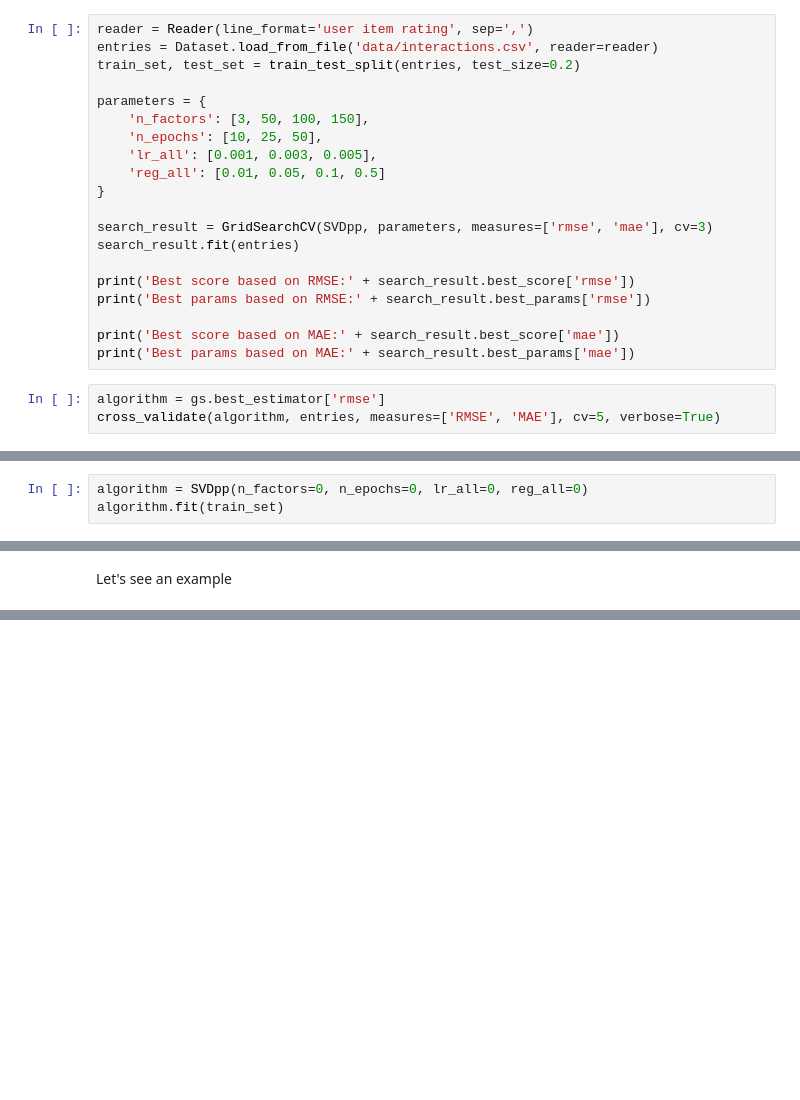
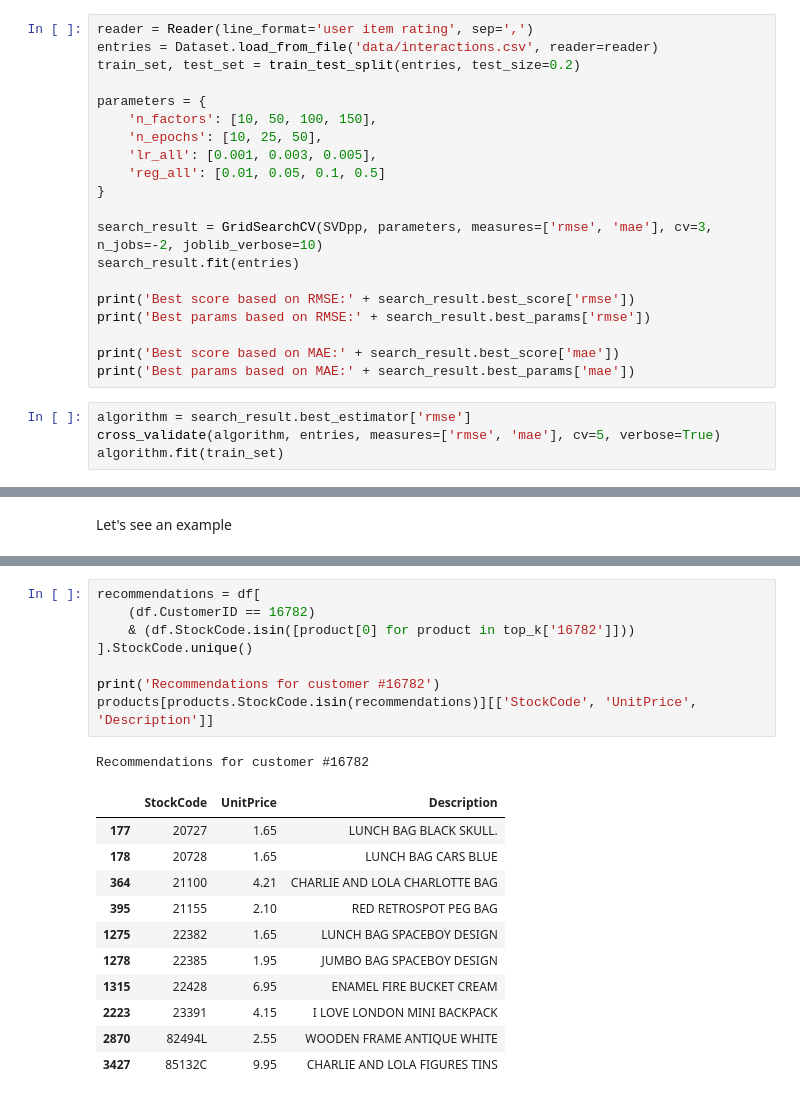
Before and after one commit to romeoc/tales, a Jupyter notebook: ecommerce/giftshop.ipynb, the cells around one changed output, grey strips where cells are left out. Cells and saved outputs as stored; diff of their text form; blank space fills up the shorter version.

```diff
--- a/ecommerce/giftshop.ipynb
+++ b/ecommerce/giftshop.ipynb
@@ -863,13 +865,13 @@ entries = Dataset.load_from_file('data/interactions.csv', reader=reader)
 train_set, test_set = train_test_split(entries, test_size=0.2)
 
 parameters = {
-    'n_factors': [3, 50, 100, 150],
+    'n_factors': [10, 50, 100, 150],
     'n_epochs': [10, 25, 50],
     'lr_all': [0.001, 0.003, 0.005],
     'reg_all': [0.01, 0.05, 0.1, 0.5]
 }
 
-search_result = GridSearchCV(SVDpp, parameters, measures=['rmse', 'mae'], cv=3)
+search_result = GridSearchCV(SVDpp, parameters, measures=['rmse', 'mae'], cv=3, n_jobs=-2, joblib_verbose=10)
 search_result.fit(entries)
 
 print('Best score based on RMSE:' + search_result.best_score['rmse'])
@@ -878,5 +880,6 @@ print('Best params based on RMSE:' + search_result.best_params['rmse'])
 print('Best score based on MAE:' + search_result.best_score['mae'])
 print('Best params based on MAE:' + search_result.best_params['mae'])
 # %%
-algorithm = gs.best_estimator['rmse']
-cross_validate(algorithm, entries, measures=['RMSE', 'MAE'], cv=5, verbose=True)
+algorithm = search_result.best_estimator['rmse']
+cross_validate(algorithm, entries, measures=['rmse', 'mae'], cv=5, verbose=True)
+algorithm.fit(train_set)
@@ -883,6 +888,3 @@ cross_validate(algorithm, entries, measures=['RMSE', 'MAE'], cv=5, verbose=True)
-# %%
-algorithm = SVDpp(n_factors=0, n_epochs=0, lr_all=0, reg_all=0)
-algorithm.fit(train_set)
 # %% [markdown]
 ### 5.3. Predictions
 # %%
@@ -903,0 +922,21 @@ Let's see an example
+# %%
+recommendations = df[
+    (df.CustomerID == 16782)
+    & (df.StockCode.isin([product[0] for product in top_k['16782']]))
+].StockCode.unique()
+
+print('Recommendations for customer #16782')
+products[products.StockCode.isin(recommendations)][['StockCode', 'UnitPrice', 'Description']]
+# %% [output]
+Recommendations for customer #16782
+|  | StockCode | UnitPrice | Description |
+| 177 | 20727 | 1.65 | LUNCH BAG BLACK SKULL. |
+| 178 | 20728 | 1.65 | LUNCH BAG CARS BLUE |
+| 364 | 21100 | 4.21 | CHARLIE AND LOLA CHARLOTTE BAG |
+| 395 | 21155 | 2.10 | RED RETROSPOT PEG BAG |
+| 1275 | 22382 | 1.65 | LUNCH BAG SPACEBOY DESIGN |
+| 1278 | 22385 | 1.95 | JUMBO BAG SPACEBOY DESIGN |
+| 1315 | 22428 | 6.95 | ENAMEL FIRE BUCKET CREAM |
+| 2223 | 23391 | 4.15 | I LOVE LONDON MINI BACKPACK |
+| 2870 | 82494L | 2.55 | WOODEN FRAME ANTIQUE WHITE |
+| 3427 | 85132C | 9.95 | CHARLIE AND LOLA FIGURES TINS |
```
Also changed, not shown: parts of 18 cells of this notebook.
